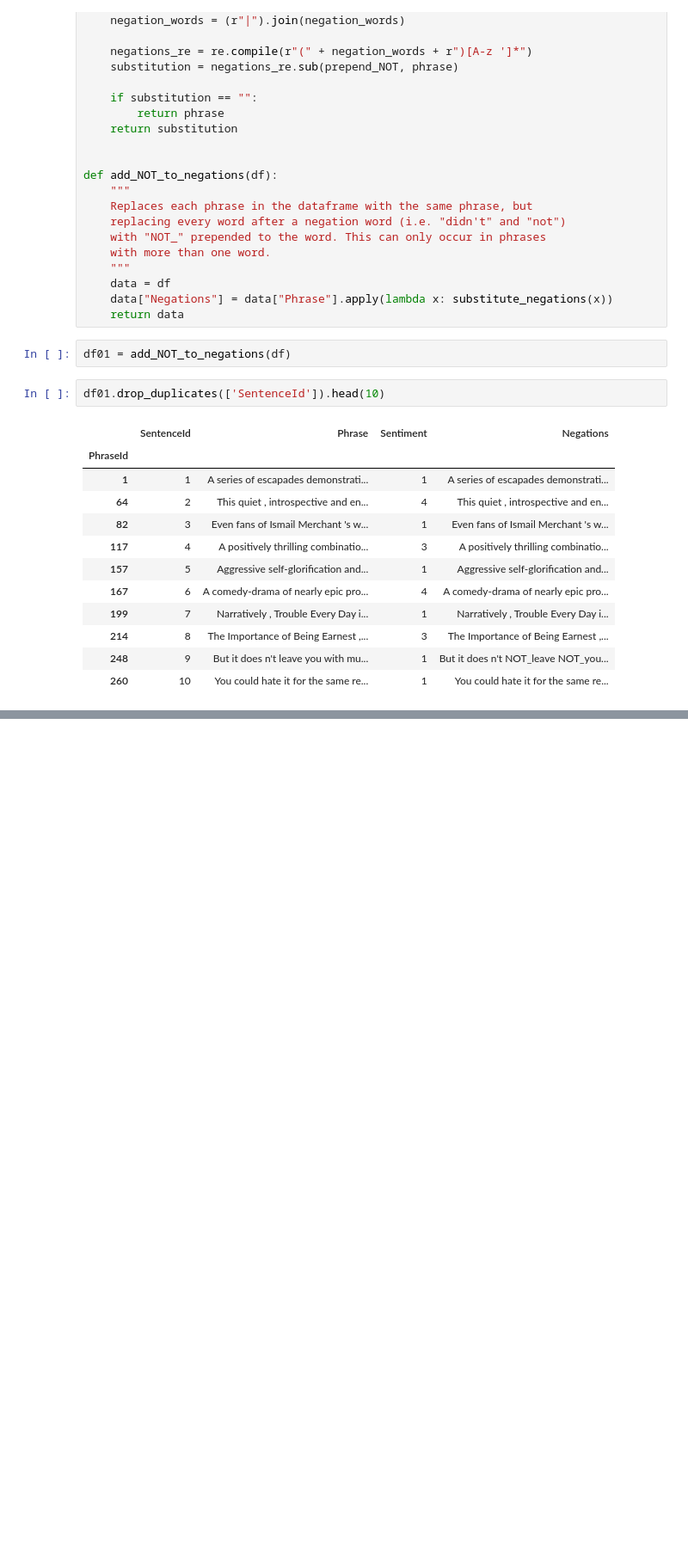
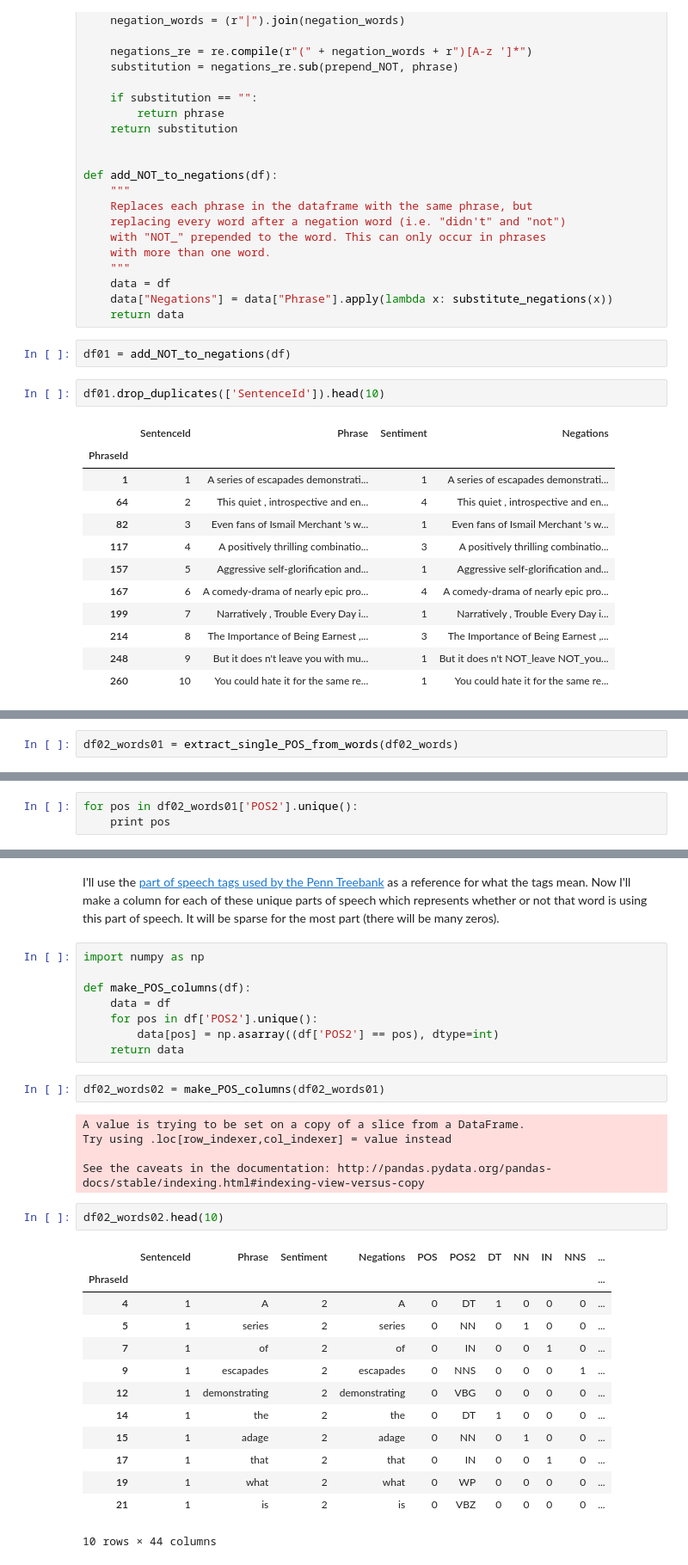
Before and after one commit to paulruvolo/DataScience16CYOA, a Jupyter notebook: Model Iteration 2.ipynb, the cells around one changed output, grey strips where cells are left out. Shown at 86% size. Saved outputs shown, nothing was run; the diff lists cells and outputs as text; blank space fills up the shorter version.

Commit message:
added pos tags for all the words as a list in the POS column. Added unique POS as columns for individual words

```diff
--- a/Model Iteration 2.ipynb
+++ b/Model Iteration 2.ipynb
@@ -83,0 +147,2 @@ df01.drop_duplicates(['SentenceId']).head(10)
+# %%
+df02_words01 = extract_single_POS_from_words(df02_words)
@@ -83,0 +169,3 @@ df01.drop_duplicates(['SentenceId']).head(10)
+# %%
+for pos in df02_words01['POS2'].unique():
+    print pos
@@ -83,0 +190,33 @@ df01.drop_duplicates(['SentenceId']).head(10)
+# %% [markdown]
+I'll use the <a href="https://www.ling.upenn.edu/courses/Fall_2003/ling001/penn_treebank_pos.html">part of speech tags used by the Penn Treebank</a> as a reference for what the tags mean. Now I'll make a column for each of these unique parts of speech which represents whether or not that word is using this part of speech. It will be sparse for the most part (there will be many zeros).
+# %%
+import numpy as np
+
+def make_POS_columns(df):
+    data = df
+    for pos in df['POS2'].unique():
+        data[pos] = np.asarray((df['POS2'] == pos), dtype=int)
+    return data
+# %%
+df02_words02 = make_POS_columns(df02_words01)
+# %% [output]
+A value is trying to be set on a copy of a slice from a DataFrame.
+Try using .loc[row_indexer,col_indexer] = value instead
+
+See the caveats in the documentation: http://pandas.pydata.org/pandas-docs/stable/indexing.html#indexing-view-versus-copy
+# %%
+df02_words02.head(10)
+# %% [output]
+|  | SentenceId | Phrase | Sentiment | Negations | POS | POS2 | DT | NN | IN | NNS | ... |
+| PhraseId |  |  |  |  |  |  |  |  |  |  | ... |
+| 4 | 1 | A | 2 | A | 0 | DT | 1 | 0 | 0 | 0 | ... |
+| 5 | 1 | series | 2 | series | 0 | NN | 0 | 1 | 0 | 0 | ... |
+| 7 | 1 | of | 2 | of | 0 | IN | 0 | 0 | 1 | 0 | ... |
+| 9 | 1 | escapades | 2 | escapades | 0 | NNS | 0 | 0 | 0 | 1 | ... |
+| 12 | 1 | demonstrating | 2 | demonstrating | 0 | VBG | 0 | 0 | 0 | 0 | ... |
+| 14 | 1 | the | 2 | the | 0 | DT | 1 | 0 | 0 | 0 | ... |
+| 15 | 1 | adage | 2 | adage | 0 | NN | 0 | 1 | 0 | 0 | ... |
+| 17 | 1 | that | 2 | that | 0 | IN | 0 | 0 | 1 | 0 | ... |
+| 19 | 1 | what | 2 | what | 0 | WP | 0 | 0 | 0 | 0 | ... |
+| 21 | 1 | is | 2 | is | 0 | VBZ | 0 | 0 | 0 | 0 | ... |
+10 rows × 44 columns
```
Also changed, not shown: parts of 14 cells of this notebook.
